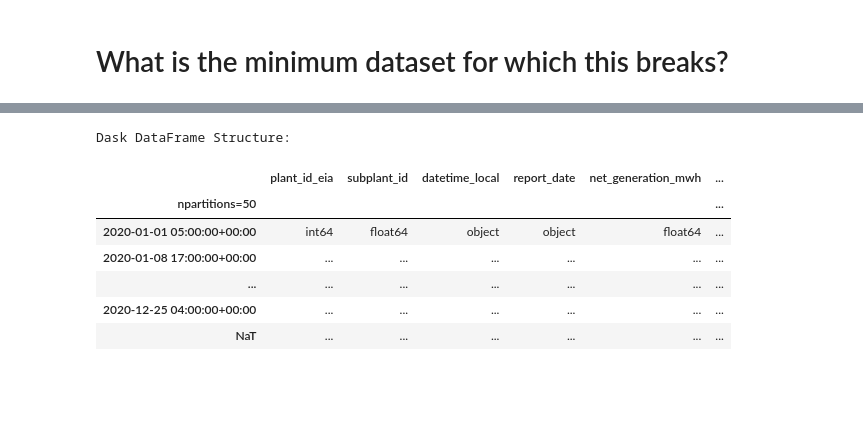
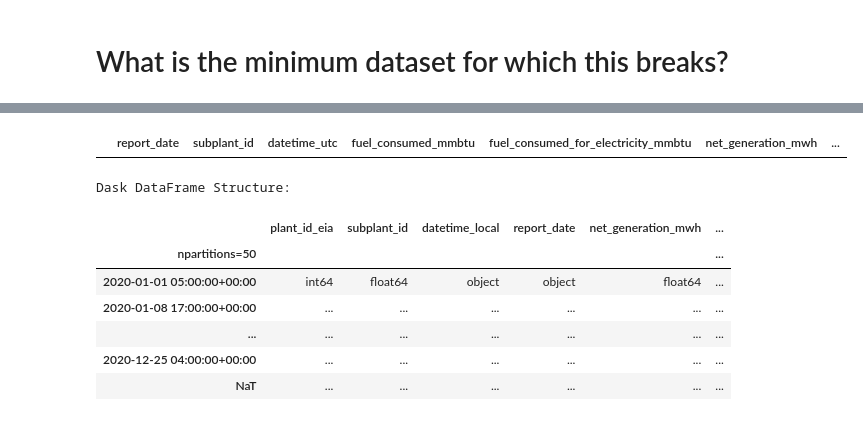
Before and after one commit to catalyst-cooperative/open-grid-emissions, a Jupyter notebook: notebooks/test_dask.ipynb, the cells around one changed output, grey strips where cells are left out. Saved outputs shown, nothing was run; the diff lists cells and outputs as text; code cells hidden in the pictures; blank space fills up the shorter version.

```diff
--- a/notebooks/test_dask.ipynb
+++ b/notebooks/test_dask.ipynb
@@ -98,6 +199,10 @@ o_shaped_eia_data.datetime_utc = pd.to_datetime(o_shaped_eia_data.datetime_utc)
 # %%
 dt_shaped = o_shaped_eia_data.set_index("datetime_utc")
 shaped_eia_dask = dd.from_pandas(dt_shaped, npartitions=50)
+# %%
+o_partial_cems_scaled
+# %% [output]
+|  | report_date | subplant_id | datetime_utc | fuel_consumed_mmbtu | fuel_consumed_for_electricity_mmbtu | net_generation_mwh | ... |
 # %%
 shaped_eia_dask
 # %% [output]
```
Also changed, not shown: parts of 17 cells of this notebook, 3 other files.
